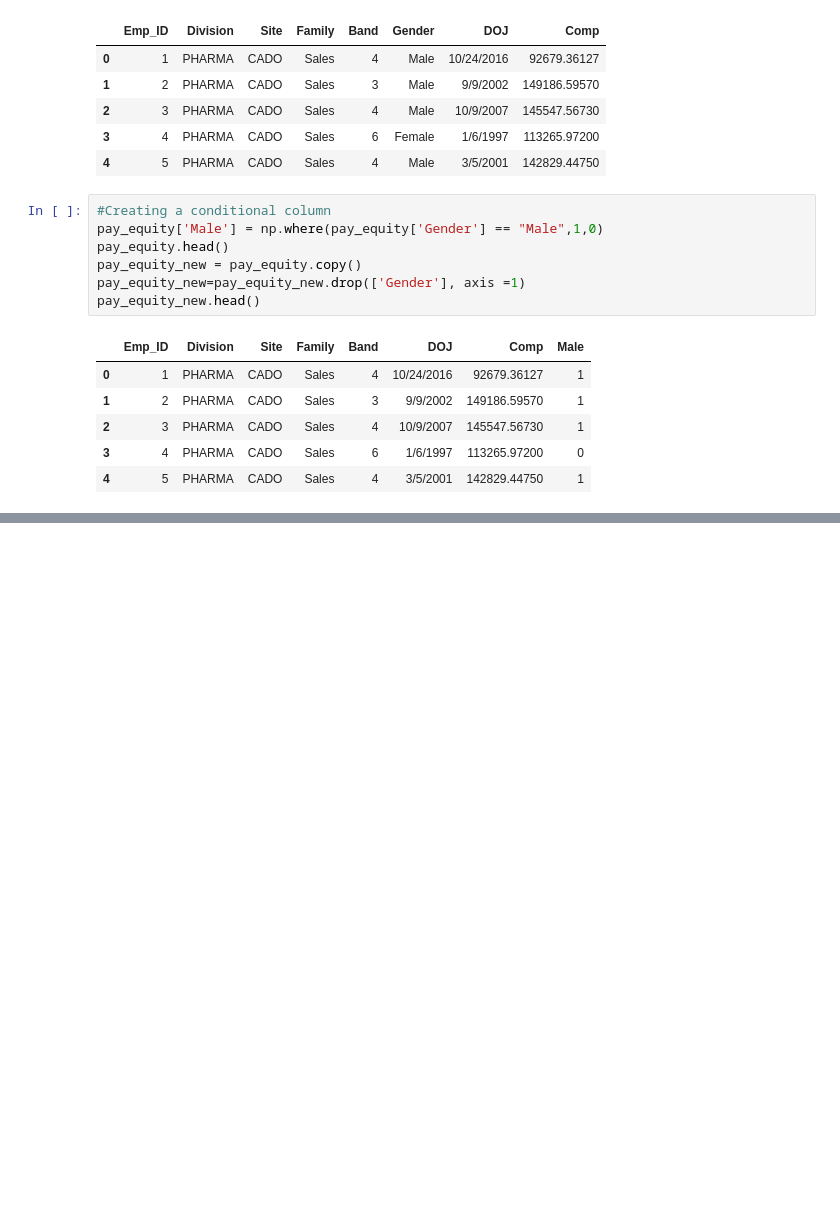
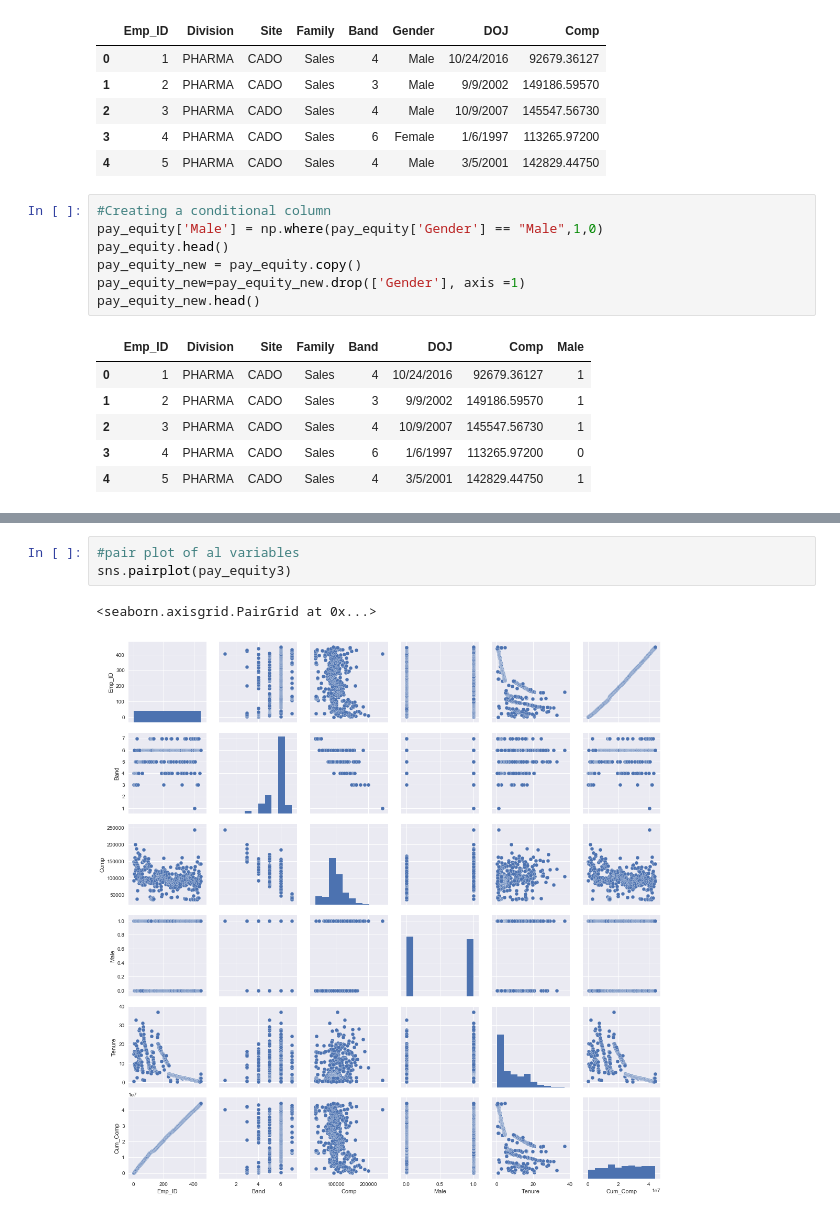
Before and after one commit to MonicaJain16/Python, a Jupyter notebook: Analytics Vidya Learning session.ipynb, the cells around one changed output, grey strips where cells are left out. Saved outputs shown, nothing was run; the diff lists cells and outputs as text; blank space fills up the shorter version.

```diff
--- a/Analytics Vidya Learning session.ipynb
+++ b/Analytics Vidya Learning session.ipynb
@@ -133,0 +251,6 @@ pay_equity_new['Tenure'] = pay_equity
+# %%
+#pair plot of al variables
+sns.pairplot(pay_equity3)
+# %% [output]
+<seaborn.axisgrid.PairGrid at 0x...>
+[figure, added]
```
Also changed, not shown: parts of 20 cells of this notebook.
